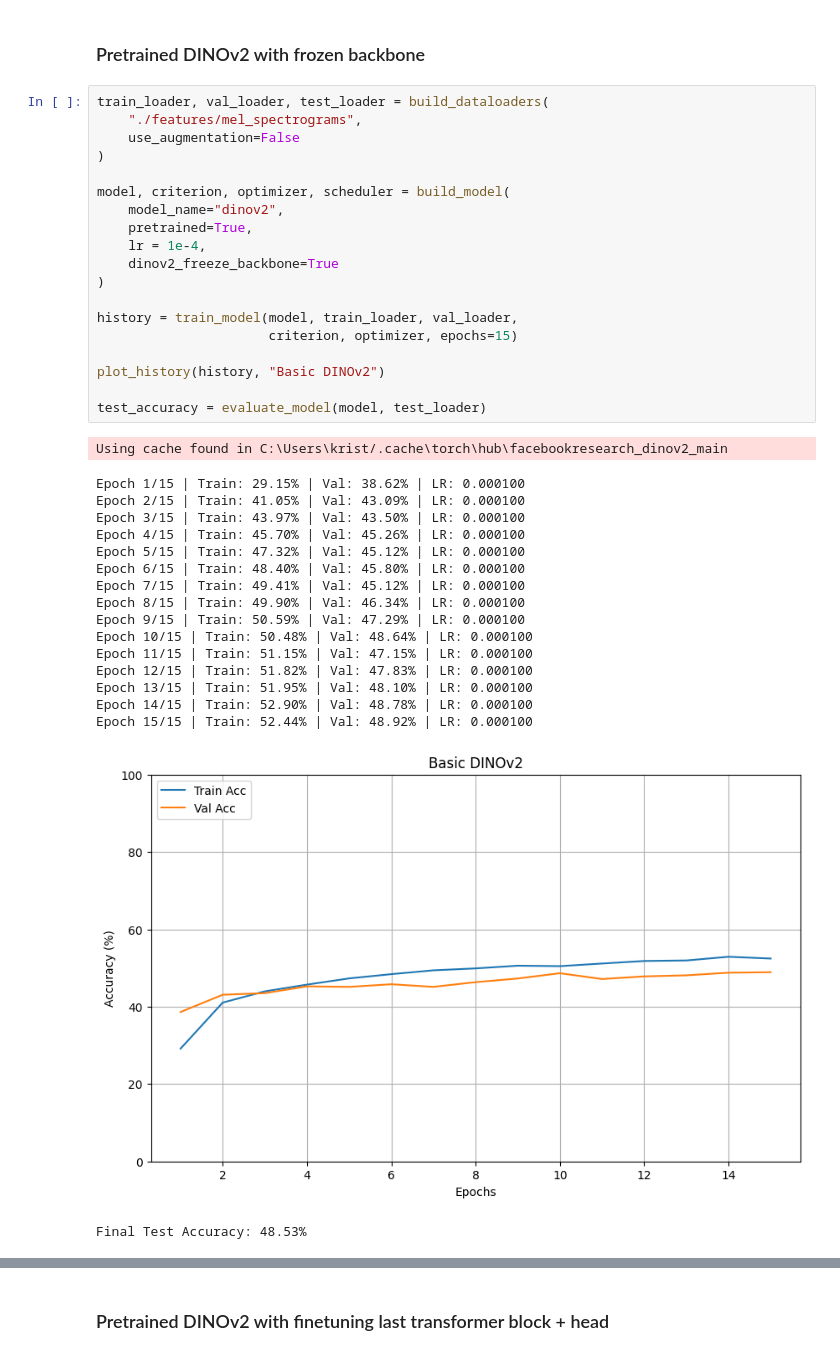
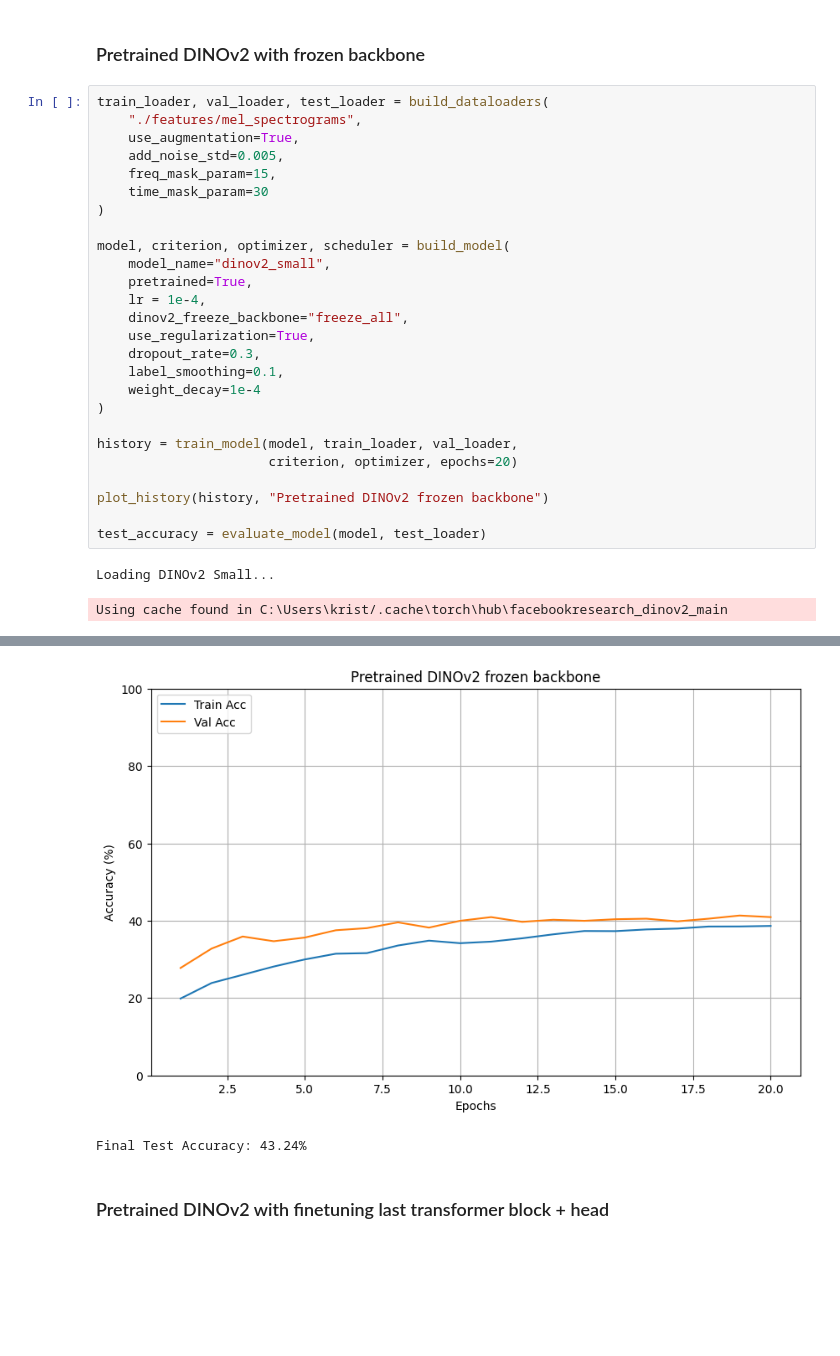
Before and after one commit to kristjan-kostanjsek/SER-deep-learning, a Jupyter notebook: DINOv2.ipynb, the cells around one changed output, grey strips where cells are left out. Saved outputs shown, nothing was run; the diff lists cells and outputs as text; blank space fills up the shorter version.

```diff
--- a/DINOv2.ipynb
+++ b/DINOv2.ipynb
@@ -7,40 +60,31 @@ from helper_functions import build_dataloaders, build_model, train_model, plot_h
 # %% [markdown]
 ### Pretrained DINOv2 with frozen backbone
-# %%
-train_loader, val_loader, test_loader = build_dataloaders(
-    "./features/mel_spectrograms",
-    use_augmentation=False
-)
-
-model, criterion, optimizer, scheduler = build_model(
-    model_name="dinov2",
-    pretrained=True,
-    lr = 1e-4,
-    dinov2_freeze_backbone=True
-)
-
-history = train_model(model, train_loader, val_loader,
-                      criterion, optimizer, epochs=15)
-
-plot_history(history, "Basic DINOv2")
-
-test_accuracy = evaluate_model(model, test_loader)
-# %% [output]
-Using cache found in C:\Users\krist/.cache\torch\hub\facebookresearch_dinov2_main
-Epoch 1/15 | Train: 29.15% | Val: 38.62% | LR: 0.000100
-Epoch 2/15 | Train: 41.05% | Val: 43.09% | LR: 0.000100
-Epoch 3/15 | Train: 43.97% | Val: 43.50% | LR: 0.000100
-Epoch 4/15 | Train: 45.70% | Val: 45.26% | LR: 0.000100
-Epoch 5/15 | Train: 47.32% | Val: 45.12% | LR: 0.000100
-Epoch 6/15 | Train: 48.40% | Val: 45.80% | LR: 0.000100
-Epoch 7/15 | Train: 49.41% | Val: 45.12% | LR: 0.000100
-Epoch 8/15 | Train: 49.90% | Val: 46.34% | LR: 0.000100
-Epoch 9/15 | Train: 50.59% | Val: 47.29% | LR: 0.000100
-Epoch 10/15 | Train: 50.48% | Val: 48.64% | LR: 0.000100
-Epoch 11/15 | Train: 51.15% | Val: 47.15% | LR: 0.000100
-Epoch 12/15 | Train: 51.82% | Val: 47.83% | LR: 0.000100
-Epoch 13/15 | Train: 51.95% | Val: 48.10% | LR: 0.000100
-Epoch 14/15 | Train: 52.90% | Val: 48.78% | LR: 0.000100
-Epoch 15/15 | Train: 52.44% | Val: 48.92% | LR: 0.000100
-[figure, removed]
-Final Test Accuracy: 48.53%
+# %%
+train_loader, val_loader, test_loader = build_dataloaders(
+    "./features/mel_spectrograms",
+    use_augmentation=True,
+    add_noise_std=0.005,
+    freq_mask_param=15,
+    time_mask_param=30
+)
+
+model, criterion, optimizer, scheduler = build_model(
+    model_name="dinov2_small",
+    pretrained=True,
+    lr = 1e-4,
+    dinov2_freeze_backbone="freeze_all",
+    use_regularization=True,
+    dropout_rate=0.3,
+    label_smoothing=0.1,
+    weight_decay=1e-4
+)
+
+history = train_model(model, train_loader, val_loader,
+                      criterion, optimizer, epochs=20)
+
+plot_history(history, "Pretrained DINOv2 frozen backbone")
+
+test_accuracy = evaluate_model(model, test_loader)
+# %% [output]
+Loading DINOv2 Small...
+Using cache found in C:\Users\krist/.cache\torch\hub\facebookresearch_dinov2_main
@@ -47,2 +111,4 @@ Final Test Accuracy: 48.53%
+[figure, added]
+Final Test Accuracy: 43.24%
 # %% [markdown]
 ### Pretrained DINOv2 with finetuning last transformer block + head
```
Also changed, not shown: parts of 13 cells of this notebook, 1 other file.
